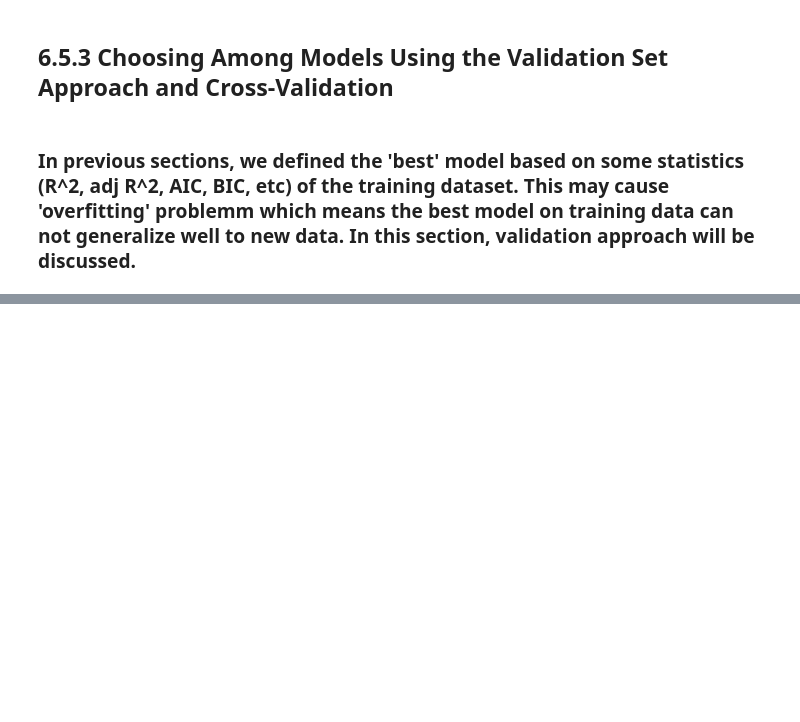
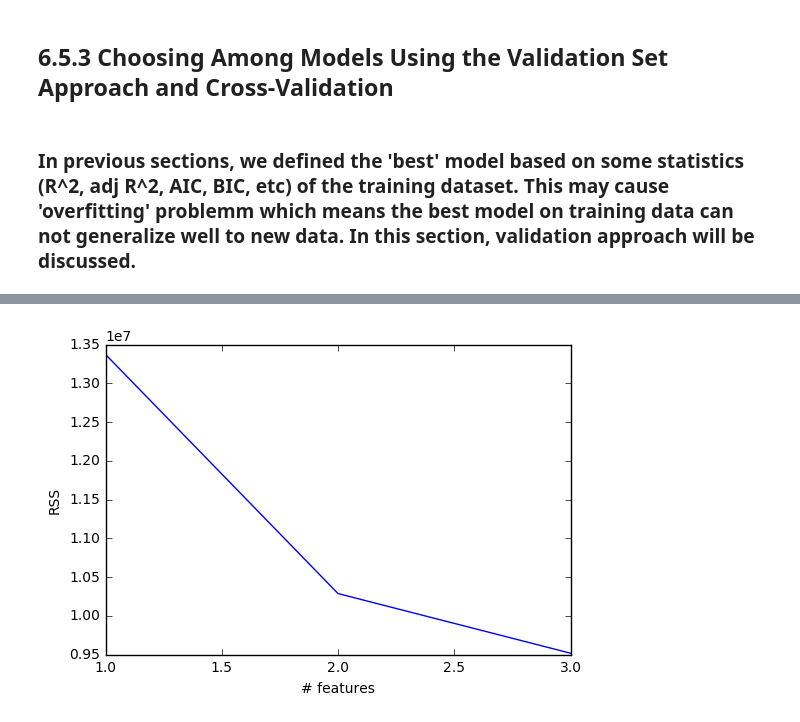
Before and after one commit to qx0731/Sharing_ISL_python, a Jupyter notebook: Chapter_6_sec_6.5.ipynb, the cells around one changed output, grey strips where cells are left out. Drawn from its saved outputs; the diff is of its cells as text; code cells hidden in the pictures; blank space fills up the shorter version.

```diff
--- a/Chapter_6_sec_6.5.ipynb
+++ b/Chapter_6_sec_6.5.ipynb
@@ -216,0 +219,11 @@ dtype: float64
+# %%
+# Randomly split the data into traning dataset and validation dateset
+np.random.seed(seed = 21)
+train_index = np.random.choice([True, False], size = len(y), replace = True, p = [0.7, 0.3])
+# random select ~70% of data into traning sample
+# the rest of the samples will be in testing set.
+test_index = np.invert(train_index)
+X_train= X[train_index]
+y_train = y[train_index]
+X_test = X[test_index]
+y_test = y[test_index]
@@ -216,0 +268,14 @@ dtype: float64
+# %%
+models_validation= pd.DataFrame(columns=["RSS", "Model"])
+for i in range(1,(max_feature+1)):  # for illustration purpuse, I just run for 1 - max_fearure features
+    models_validation.loc[i] = bestModel_validation(y_train, X_train, y_test, X_test, i)
+
+
+"""change the function to  forward_select_validation (.) or backward_select_validation(.)
+for forward selection or backward selection"""
+
+models2_forward = pd.DataFrame(columns=["RSS", "Model"])
+feature_list = []
+for i in range(1,len(X.columns)+1):
+    models2_forward.loc[i] = forward_select_validation(y_train, X_train, y_test, X_test,  feature_list)
+    feature_list = models2_forward.loc[i]["Model"].model.exog_names
@@ -216,0 +312,9 @@ dtype: float64
+# %%
+""" this show an example to plot the RSS of best models with different number of parameters for best subset with validation"""
+plt.figure()
+plt.plot(models_validation["RSS"])
+plt.xlabel('# features')
+plt.ylabel('RSS')
+plt.show()
+# %% [output]
+[figure, added]
```
Also changed, not shown: parts of 13 cells of this notebook.
